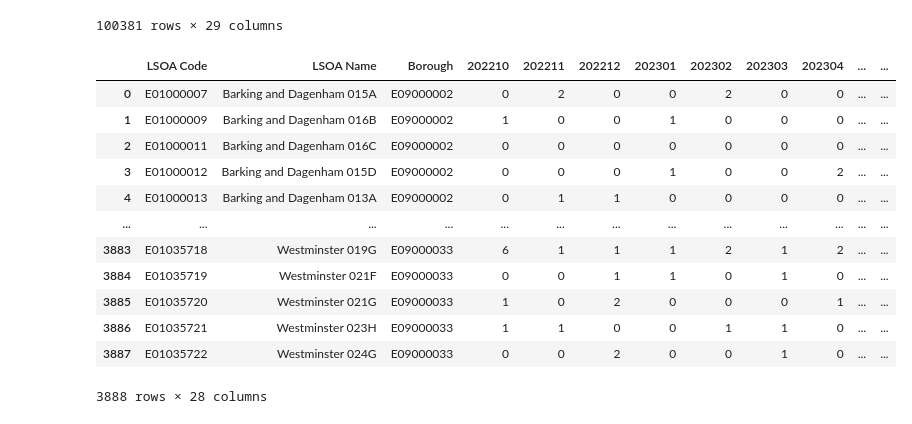
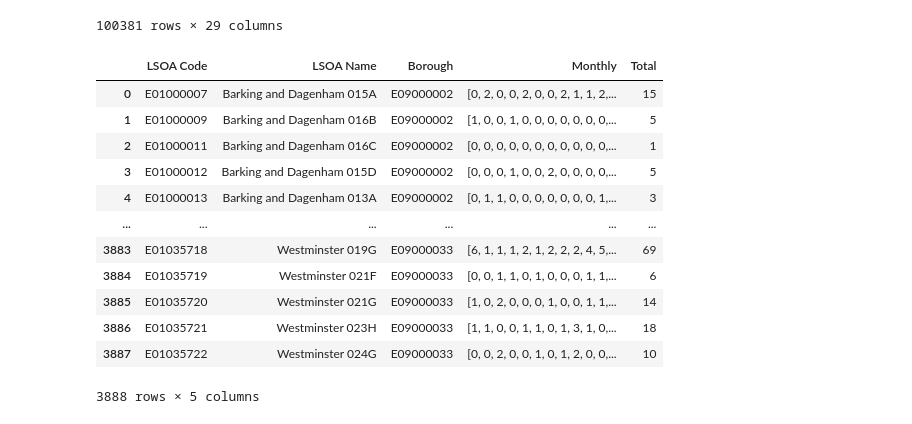
Before and after one commit to ethmacc/casa0017-web-assessment-SafeBike, a Jupyter notebook: Website/data_processing/data_processing.ipynb, the cells around one changed output. Cells and saved outputs as stored; diff of their text form; code cells hidden in the pictures.

```diff
--- a/Website/data_processing/data_processing.ipynb
+++ b/Website/data_processing/data_processing.ipynb
@@ -29,22 +29,26 @@ bike_theft = MPS_crime[MPS_crime['Minor Category'] == 'BICYCLE THEFT'].reset_ind
 bike_theft_short = bike_theft.drop(columns=['Major Category', 'Minor Category'])
 #bike_theft_short.to_csv('bike_theft.csv', index=False)
 # %%
-bike_theft_short['Total'] = bike_theft_short.iloc[:, 3:].sum(axis=1)
-bike_theft_short
+total = bike_theft_short.iloc[:, 3:].sum(axis=1)
+monthly = bike_theft_short.iloc[:, 3:].values.tolist()
+bike_theft_compact = bike_theft_short.iloc[:, :3]
+bike_theft_compact['Monthly'] = monthly
+bike_theft_compact['Total'] = total
+bike_theft_compact
 # %% [output]
-|  | LSOA Code | LSOA Name | Borough | 202210 | 202211 | 202212 | 202301 | 202302 | 202303 | 202304 | ... | ... |
-| 0 | E01000007 | Barking and Dagenham 015A | E09000002 | 0 | 2 | 0 | 0 | 2 | 0 | 0 | ... | ... |
-| 1 | E01000009 | Barking and Dagenham 016B | E09000002 | 1 | 0 | 0 | 1 | 0 | 0 | 0 | ... | ... |
-| 2 | E01000011 | Barking and Dagenham 016C | E09000002 | 0 | 0 | 0 | 0 | 0 | 0 | 0 | ... | ... |
-| 3 | E01000012 | Barking and Dagenham 015D | E09000002 | 0 | 0 | 0 | 1 | 0 | 0 | 2 | ... | ... |
-| 4 | E01000013 | Barking and Dagenham 013A | E09000002 | 0 | 1 | 1 | 0 | 0 | 0 | 0 | ... | ... |
-| ... | ... | ... | ... | ... | ... | ... | ... | ... | ... | ... | ... | ... |
-| 3883 | E01035718 | Westminster 019G | E09000033 | 6 | 1 | 1 | 1 | 2 | 1 | 2 | ... | ... |
-| 3884 | E01035719 | Westminster 021F | E09000033 | 0 | 0 | 1 | 1 | 0 | 1 | 0 | ... | ... |
-| 3885 | E01035720 | Westminster 021G | E09000033 | 1 | 0 | 2 | 0 | 0 | 0 | 1 | ... | ... |
-| 3886 | E01035721 | Westminster 023H | E09000033 | 1 | 1 | 0 | 0 | 1 | 1 | 0 | ... | ... |
-| 3887 | E01035722 | Westminster 024G | E09000033 | 0 | 0 | 2 | 0 | 0 | 1 | 0 | ... | ... |
+|  | LSOA Code | LSOA Name | Borough | Monthly | Total |
+| 0 | E01000007 | Barking and Dagenham 015A | E09000002 | [0, 2, 0, 0, 2, 0, 0, 2, 1, 1, 2,... | 15 |
+| 1 | E01000009 | Barking and Dagenham 016B | E09000002 | [1, 0, 0, 1, 0, 0, 0, 0, 0, 0, 0,... | 5 |
+| 2 | E01000011 | Barking and Dagenham 016C | E09000002 | [0, 0, 0, 0, 0, 0, 0, 0, 0, 0, 0,... | 1 |
+| 3 | E01000012 | Barking and Dagenham 015D | E09000002 | [0, 0, 0, 1, 0, 0, 2, 0, 0, 0, 0,... | 5 |
+| 4 | E01000013 | Barking and Dagenham 013A | E09000002 | [0, 1, 1, 0, 0, 0, 0, 0, 0, 0, 1,... | 3 |
+| ... | ... | ... | ... | ... | ... |
+| 3883 | E01035718 | Westminster 019G | E09000033 | [6, 1, 1, 1, 2, 1, 2, 2, 2, 4, 5,... | 69 |
+| 3884 | E01035719 | Westminster 021F | E09000033 | [0, 0, 1, 1, 0, 1, 0, 0, 0, 1, 1,... | 6 |
+| 3885 | E01035720 | Westminster 021G | E09000033 | [1, 0, 2, 0, 0, 0, 1, 0, 0, 1, 1,... | 14 |
+| 3886 | E01035721 | Westminster 023H | E09000033 | [1, 1, 0, 0, 1, 1, 0, 1, 3, 1, 0,... | 18 |
+| 3887 | E01035722 | Westminster 024G | E09000033 | [0, 0, 2, 0, 0, 1, 0, 1, 2, 0, 0,... | 10 |
-3888 rows × 28 columns
+3888 rows × 5 columns
 # %%
 shape_files = [f for f in os.listdir('LB_shp/') if '.shp' in f]
 
```
Also changed, not shown: parts of 3 cells of this notebook, 4 other files.
